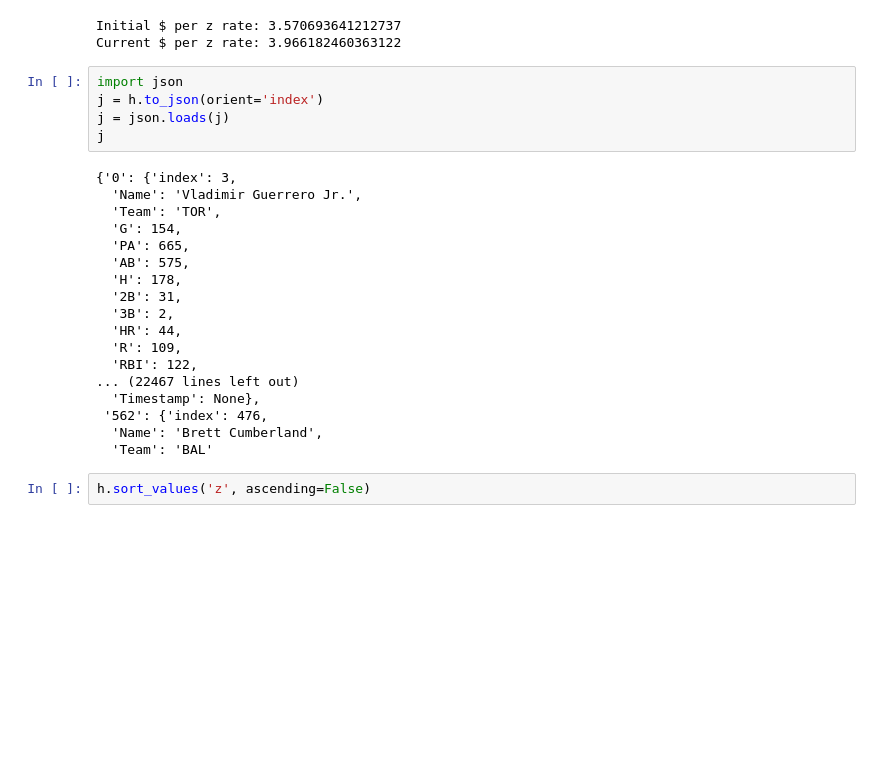
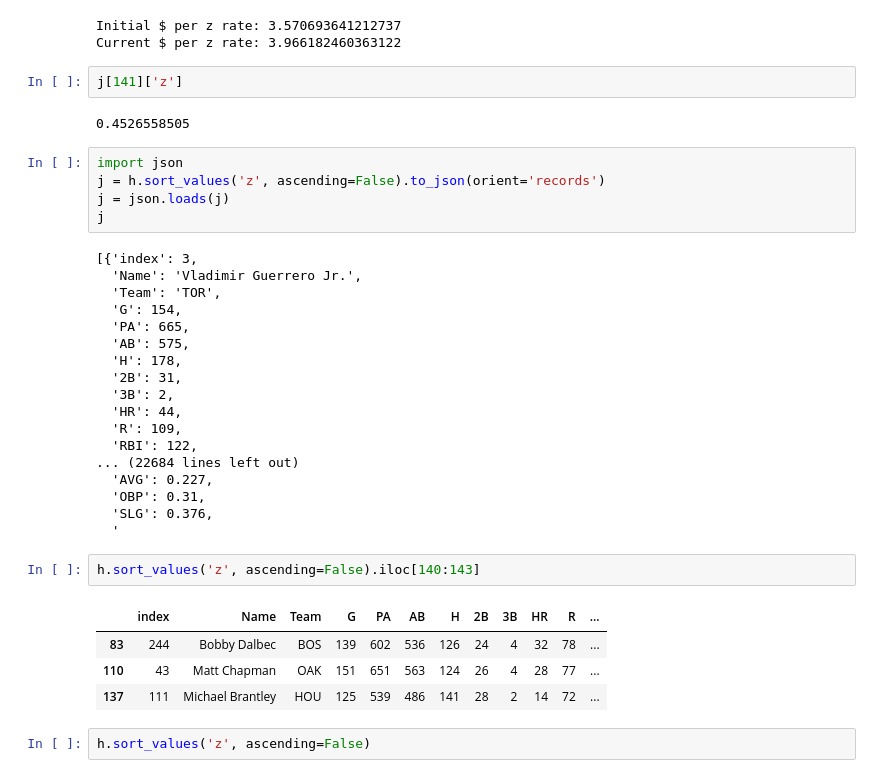
Before and after one commit to haueter19/baseball, a Jupyter notebook: Fantasy Work.ipynb, the cells around one changed output. Drawn from its saved outputs; the diff is of its cells as text; blank space fills up the shorter version.

```diff
--- a/Fantasy Work.ipynb
+++ b/Fantasy Work.ipynb
@@ -501,13 +501,17 @@ print('Current $ per z rate:',owners_df.Paid.sum() / owners_df.z.sum())
 # %% [output]
 Initial $ per z rate: 3.570693641212737
 Current $ per z rate: 3.966182460363122
+# %%
+j[141]['z']
+# %% [output]
+0.4526558505
 # %%
 import json
-j = h.to_json(orient='index')
+j = h.sort_values('z', ascending=False).to_json(orient='records')
 j = json.loads(j)
 j
 # %% [output]
-{'0': {'index': 3,
+[{'index': 3,
   'Name': 'Vladimir Guerrero Jr.',
   'Team': 'TOR',
   'G': 154,
@@ -519,11 +523,18 @@ j
   'HR': 44,
   'R': 109,
   'RBI': 122,
-... (22467 lines left out)
-  'Timestamp': None},
- '562': {'index': 476,
-  'Name': 'Brett Cumberland',
-  'Team': 'BAL'
+... (22684 lines left out)
+  'AVG': 0.227,
+  'OBP': 0.31,
+  'SLG': 0.376,
+  '
+# %%
+h.sort_values('z', ascending=False).iloc[140:143]
+# %% [output]
+|  | index | Name | Team | G | PA | AB | H | 2B | 3B | HR | R | ... |
+| 83 | 244 | Bobby Dalbec | BOS | 139 | 602 | 536 | 126 | 24 | 4 | 32 | 78 | ... |
+| 110 | 43 | Matt Chapman | OAK | 151 | 651 | 563 | 124 | 26 | 4 | 28 | 77 | ... |
+| 137 | 111 | Michael Brantley | HOU | 125 | 539 | 486 | 141 | 28 | 2 | 14 | 72 | ... |
 # %%
 h.sort_values('z', ascending=False)
 # %% [output]
```
Also changed, not shown: parts of 2 cells of this notebook, 4 other files.
